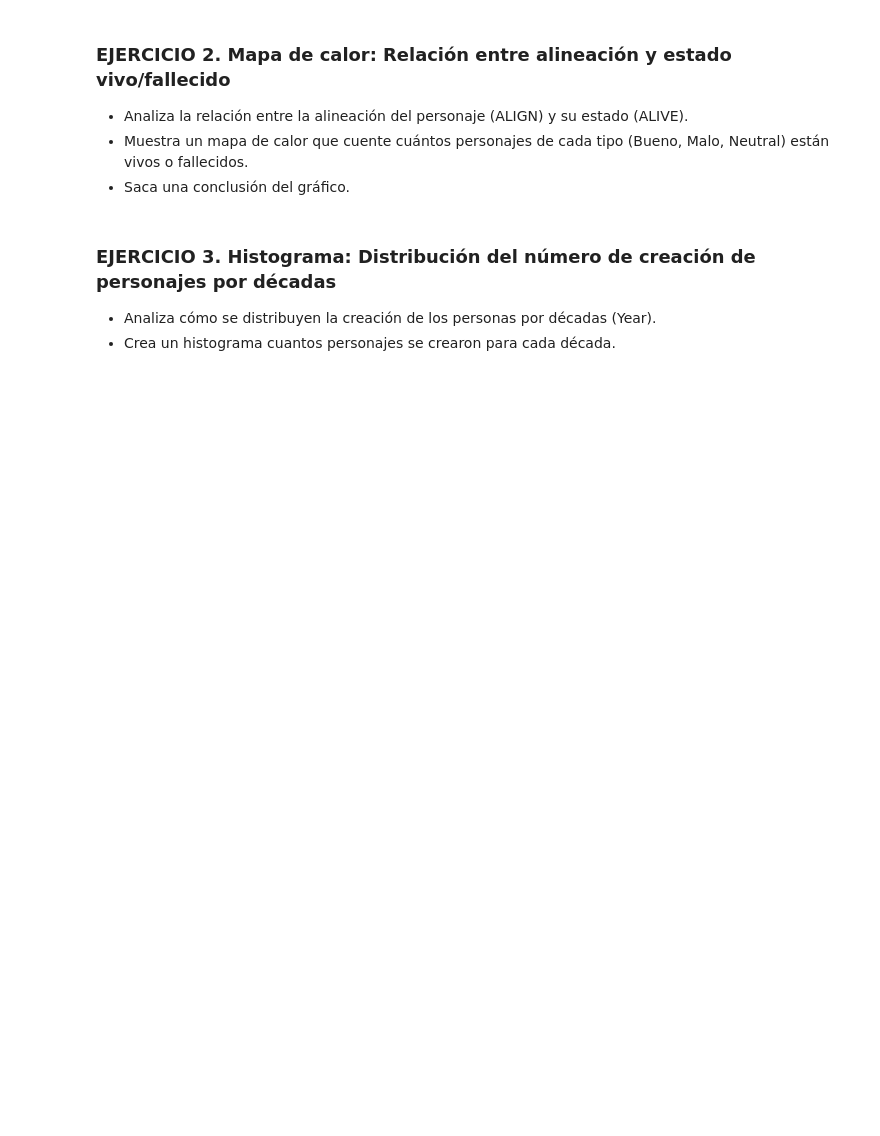
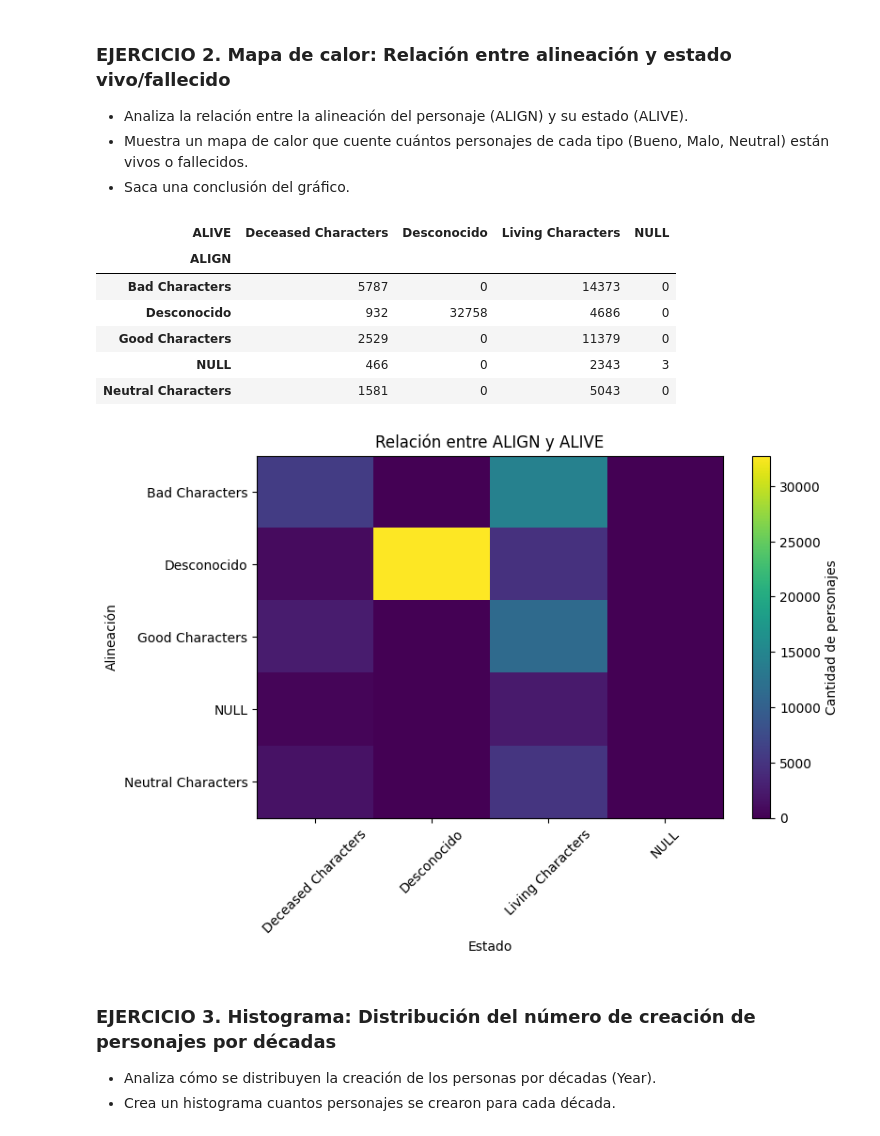
Before and after one commit to sghast/ADD, a Jupyter notebook: Deber 7/Deber.ipynb, the cells around one changed output. Drawn from its saved outputs; the diff is of its cells as text; code cells hidden in the pictures; blank space fills up the shorter version.

```diff
--- a/Deber 7/Deber.ipynb
+++ b/Deber 7/Deber.ipynb
@@ -364,6 +452,35 @@ Responde las siguientes preguntas utilizando el dataset limpio:
 - Analiza la relación entre la alineación del personaje (ALIGN) y su estado (ALIVE).
 - Muestra un mapa de calor que cuente cuántos personajes de cada tipo (Bueno, Malo, Neutral) están vivos o fallecidos.
 - Saca una conclusión del gráfico.
+# %%
+tabla = pd.crosstab(df_final['ALIGN'], df_final['ALIVE'])
+
+display(tabla)
+
+plt.figure(figsize=(8,5))
+
+plt.imshow(tabla, aspect='auto')
+
+plt.colorbar(label='Cantidad de personajes')
+
+plt.xticks(range(len(tabla.columns)), tabla.columns, rotation=45)
+plt.yticks(range(len(tabla.index)), tabla.index)
+
+plt.title('Relación entre ALIGN y ALIVE')
+
+plt.xlabel('Estado')
+plt.ylabel('Alineación')
+
+plt.show()
+# %% [output]
+| ALIVE | Deceased Characters | Desconocido | Living Characters | NULL |
+| ALIGN |  |  |  |  |
+| Bad Characters | 5787 | 0 | 14373 | 0 |
+| Desconocido | 932 | 32758 | 4686 | 0 |
+| Good Characters | 2529 | 0 | 11379 | 0 |
+| NULL | 466 | 0 | 2343 | 3 |
+| Neutral Characters | 1581 | 0 | 5043 | 0 |
+[figure, added]
 # %% [markdown]
 ### EJERCICIO 3. Histograma: Distribución del número de creación de personajes por décadas
 
```
Also changed, not shown: parts of 11 cells of this notebook.
